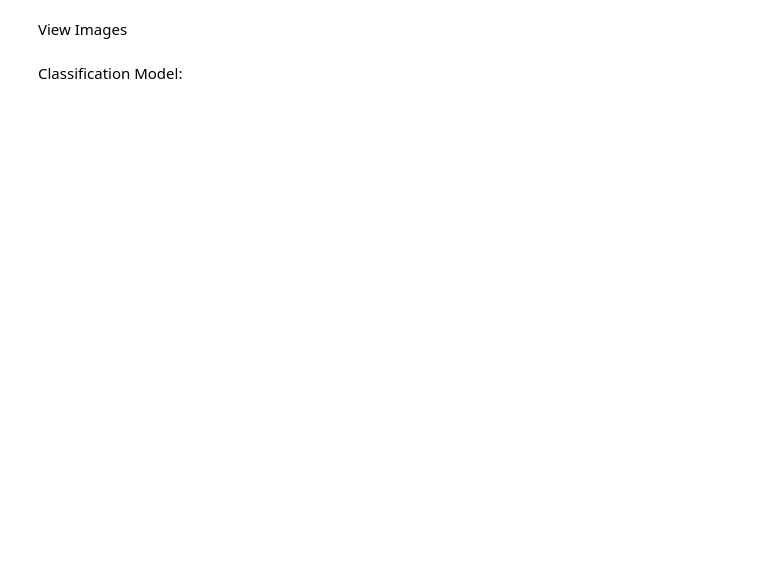
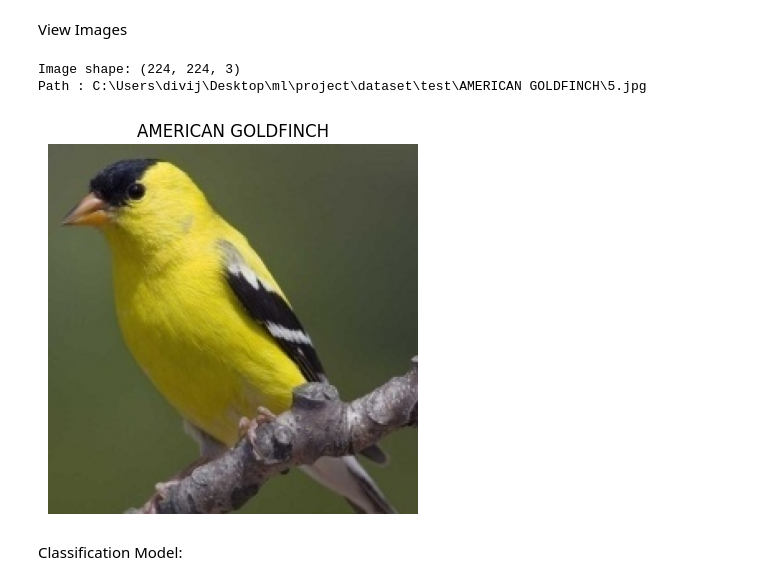
Before and after one commit to divij-pawar/model-compare, a Jupyter notebook: 100birdsclassifier-cnn.ipynb, the cells around one changed output. Cells and saved outputs as stored; diff of their text form; code cells hidden in the pictures; blank space fills up the shorter version.

```diff
--- a/100birdsclassifier-cnn.ipynb
+++ b/100birdsclassifier-cnn.ipynb
@@ -160,7 +244,11 @@ def view_random_image(target_dir,target_class):
 
   return img
 # %%
-img = view_random_image(str(df_test['path'].values[100]), str(df_test['label'].values[100]))
+img = view_random_image(str(df_test['path'].values[99]), str(df_test['label'].values[99]))
+# %% [output]
+Image shape: (224, 224, 3)
+Path : C:\Users\divij\Desktop\ml\project\dataset\test\AMERICAN GOLDFINCH\5.jpg
+[figure, added]
 # %% [markdown]
 Classification Model:
 # %%
```
Also changed, not shown: parts of 16 cells of this notebook.
